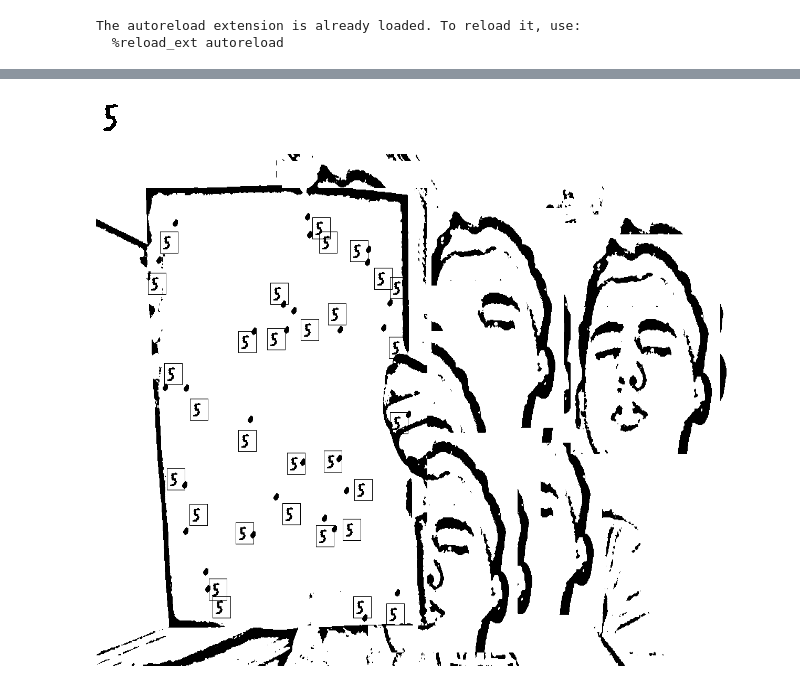
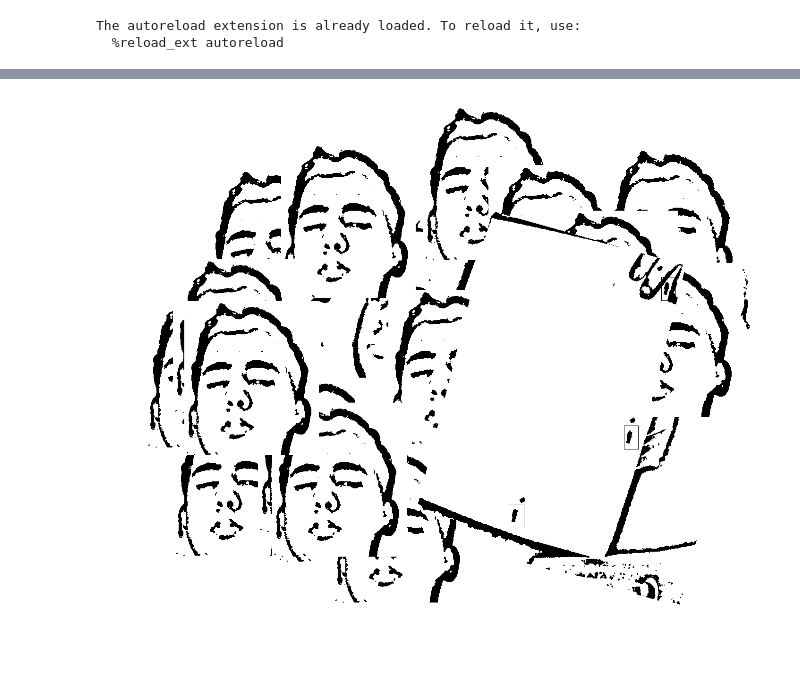
Before and after one commit to sryeturu/connect-the-dots, a Jupyter notebook: testing_notebook.ipynb, the cells around one changed output, grey strips where cells are left out. Cells and saved outputs as stored; diff of their text form; code cells hidden in the pictures; blank space fills up the shorter version.

```diff
--- a/testing_notebook.ipynb
+++ b/testing_notebook.ipynb
@@ -51,11 +47,3 @@ display(cv.resize(ndimage.rotate(get_canvases('canvases')[0].img, angle=-15.43,
-# %%
-names, imgs = get_img_data('nums/ones')
-num_sampler = Sampler(imgs)
-num = num_sampler.get_sample()
-
-display(num)
-# %% [output]
-[figure, removed]
 # %%
 blanks = get_canvases('canvases')
 blank_sampler = Sampler(blanks)
@@ -63,46 +51,46 @@ blank_sampler = Sampler(blanks)
 a = blank_sampler.get_sample()
 a.img = adaptive_thresh(a.img)
 
-names, imgs = get_img_data('nums/ones')
+names, imgs = get_img_data('nums/1')
 num_sampler = Sampler(imgs)
 
-func = [place_above, place_below, place_left, place_right]
+func = [place_above,]
 
 bbox = {}
 
 dot = np.load('dots/1.npy')
 dot = adaptive_thresh(dot)
 
-for i in range(30):
+for i in range(3):
     num = num_sampler.get_sample()
-    scalar = random.uniform(.8,.8)
+    scalar = random.uniform(1.8, 2)
 
     num = cv.resize(num, (int(num.shape[0]*scalar), int(num.shape[1]*scalar)))
     num = adaptive_thresh(num)
-    row = random.randint(a.min_row, a.max_row)
-    col = random.randint(a.min_col, a.max_col)
 
-    while not a.draw_on_paper(num, (row, col)):
-        row = random.randint(a.min_row, a.max_row)
-        col = random.randint(a.min_col, a.max_col)
+    x1 = random.randint(a.top_left[0],  a.top_right[0])
+    y1 = random.randint(a.top_left[1],  a.bot_left[1])
+
+    while not a.draw_on_paper(num, (x1, y1)):
+        x1 = random.randint(a.top_left[0],  a.top_right[0])
+        y1 = random.randint(a.top_left[1],  a.bot_left[1])
 
     # placed num
+
 
     if '1' not in bbox:
         bbox['1'] = []
 
-        # tl tr br bl
+#         # tl tr br bl
 
-    bbox['1'].append( ((col, row), (col+num.shape[1], row), (col+num.shape[1], row+num.shape[0]), (col, row+num.shape[0])) )
+    top_left, top_right, bot_right, bot_left = get_corners((x1, y1), num)
+    bbox['1'].append((top_left, top_right, bot_right, bot_left))
 
-    top_left = row, col
-    bot_right = row+dot.shape[0], col+dot.shape[1]
-
-    dot_coords = {}
-    dot_coords['min_row'] = top_left[0]
-    dot_coords['max_row'] = bot_right[0]
-    dot_coords['min_col'] = top_left[1]
-    dot_coords['max_col'] = bot_right[1]
+    num_coords = {}
+    num_coords['min_row'] = top_left[1]
+    num_coords['max_row'] = bot_right[1]
+    num_coords['min_col'] = top_left[0]
+    num_coords['max_col'] = bot_right[0]
 
     np.random.shuffle(func)
 
@@ -112,50 +100,45 @@ for i in range(30):
     dz = adaptive_thresh(dz)
 
     for f in func:
-        if f(a, dz, dot_coords):
+        if f(a, dz, num_coords):
             break
 
 
 def totally_inside_paper(top_left_obj, obj, canvas):
-    bot_right_obj = (top_left_obj[0]+obj.shape[0], top_left_obj[1]+obj.shape[1])
-    bot_left_obj = bot_right_obj[0], top_left_obj[1]
-    top_right_obj = top_left_obj[0], bot_right_obj[1]
 
-    obj_corners = [top_left_obj, top_right_obj, bot_right_obj, bot_left_obj]
+    for corner in get_corners(top_left_obj, obj):
+         if cv.pointPolygonTest(canvas.contours, (corner[1], corner[0]), False) < 0.0:
+                return False
 
-    all_inside = True
-    for corner in obj_corners:
-        all_inside = all_inside and (cv.pointPolygonTest(canvas.x_y_contours, (corner[1], corner[0]), False) > 0.0)
+    return True
 
-    return all_inside
-
-deg = 0
+deg = -15
 
 a.rotate(deg)
 rad = np.deg2rad(deg)
 rt = np.array([[np.cos(rad), np.sin(rad)], [-np.sin(rad), np.cos(rad)]])
 
 for k,v in bbox.items():
     for obj in v:
         nw = np.dot(rt, np.array(obj).T - np.array([1280/2, 720/2]).reshape(2,-1)) + np.array([a.img.shape[1]/2, a.img.shape[0]/2]).reshape(2,-1)
         nw = nw.astype(np.int32)
 
         a.img = cv.rectangle(a.img, tuple(nw[:, 0]), tuple(nw[:, 2]), (0), 1)
 
 k = np.load('backgrounds/1.npy')
 
 cnt = 30
 for i in range(cnt):
 
-    rr = random.randint(0, a.img.shape[0])
-    rc = random.randint(0, a.img.shape[1])
+    y1 = random.randint(0, a.img.shape[0])
+    x1 = random.randint(0, a.img.shape[1])
 
-    while(totally_inside_paper((rr,rc), k, a)):
-        rr = random.randint(0, a.img.shape[0])
-        rc = random.randint(0, a.img.shape[1])
+    while(totally_inside_paper((x1, y1), k, a)):
+        y1 = random.randint(0, a.img.shape[0])
+        x1 = random.randint(0, a.img.shape[1])
 
-    a.draw_on_background(k, (rr,rc))
+    a.draw_on_background(k, (x1, y1))
 
 display(cv.resize(a.img, (672, 512)))
 # %% [output]
-[figure, old version]
+[figure, new version]
```
Also changed, not shown: parts of 5 cells of this notebook, 9 other files.
